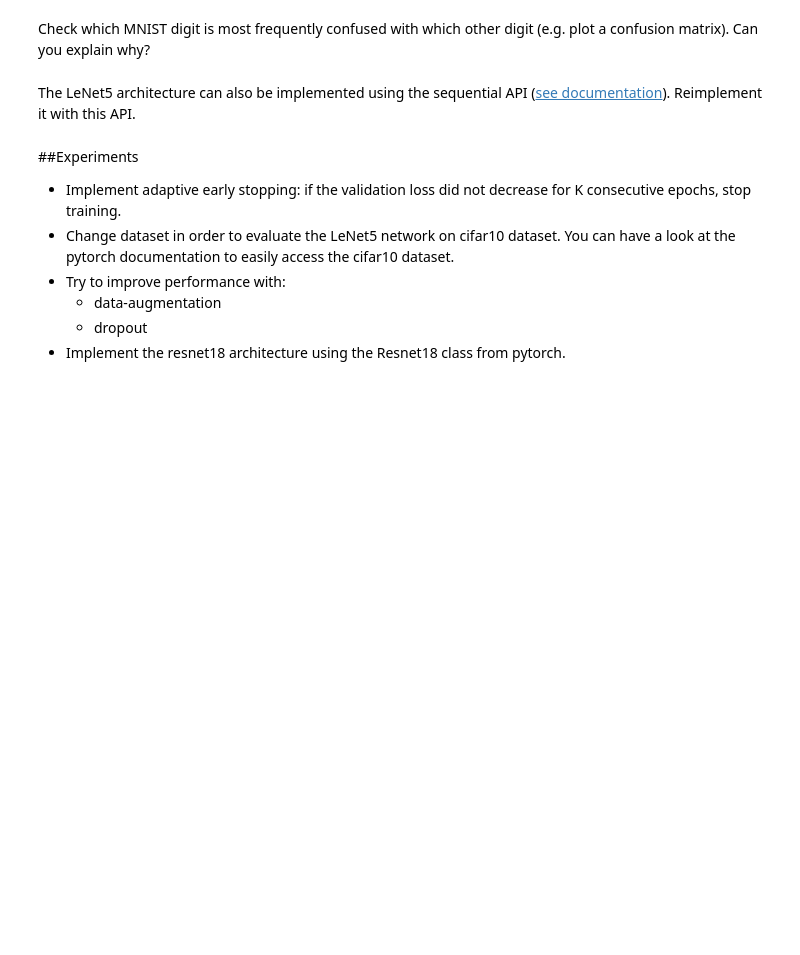
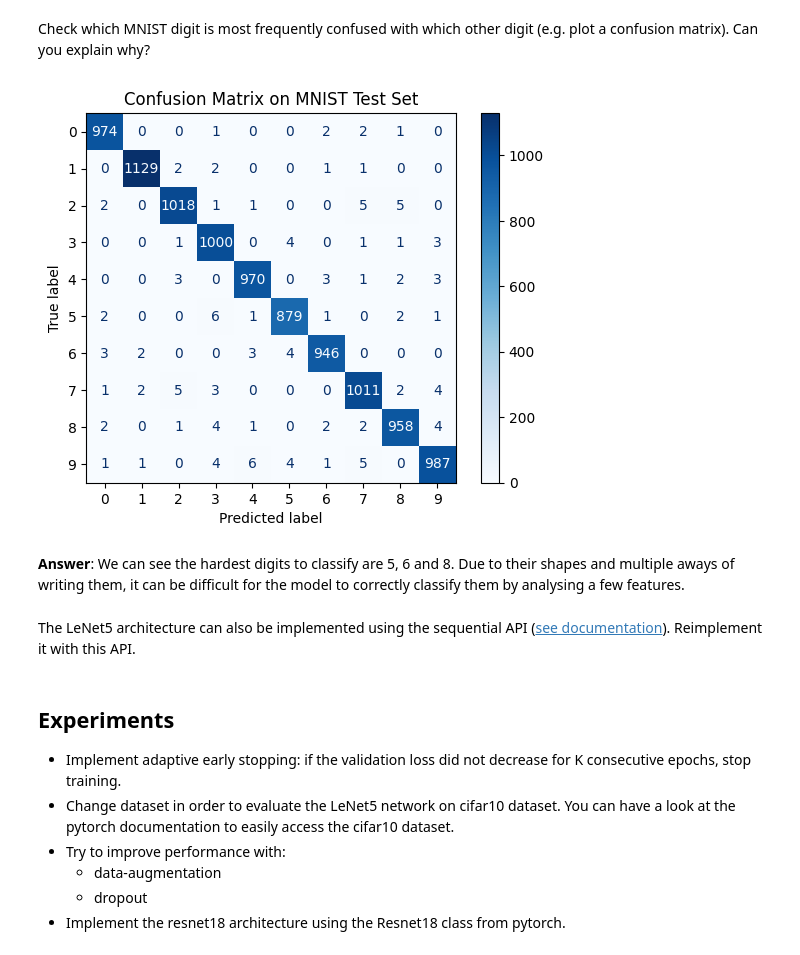
Before and after one commit to rafaela-pinheiro/SD-TSIA203-Deep-Learning, a Jupyter notebook: TP 2/Lab_DL_CNN_student.ipynb, the cells around one changed output. Cells and saved outputs as stored; diff of their text form; code cells hidden in the pictures; blank space fills up the shorter version.

```diff
--- a/TP 2/Lab_DL_CNN_student.ipynb
+++ b/TP 2/Lab_DL_CNN_student.ipynb
@@ -194,15 +198,19 @@ Input arguments
 '''
 
 def main(batch_size=128,
-         device='cuda:0',
-         learning_rate=0.01,
-         weight_decay=0.000001,
-         momentum=0.9,
-         epochs=50):
+          device=torch.device("cuda" if torch.cuda.is_available() else 'cpu'),
+          learning_rate=0.01,
+          weight_decay=0.000001,
+          momentum=0.9,
+          epochs=50,
+          net = None):
 
   train_loader, val_loader, test_loader = get_data(batch_size)
 
   # TODO for defining LeNet-5 and moving it to the GPU
+  # device = torch.device("cuda" if torch.cuda.is_available() else "cpu")
+  # device = torch.device("cpu")
+  net = LeNet().to(device)
 
   optimizer = get_optimizer(net, learning_rate, weight_decay, momentum)
 
@@ -235,5 +243,7 @@ def main(batch_size=128,
   print('\t Validation loss {:.5f}, Validation accuracy {:.2f}'.format(val_loss, val_accuracy))
   print('\t Test loss {:.5f}, Test accuracy {:.2f}'.format(test_loss, test_accuracy))
   print('-----------------------------------------------------')
+
+  return net, test_loader, train_loss, train_accuracy, val_loss, val_accuracy, test_loss, test_accuracy
 # %% [markdown]
 Lets train!
@@ -241,0 +250,3 @@ main()
+# %%
+# main(**config,net=LeNet().to(config['device']), save_path='lenet.pth')
+net, test_loader, train_loss, train_accuracy, val_loss, val_accuracy, test_loss, test_accuracy = main()
@@ -242,9 +271,41 @@ main()
 # %% [markdown]
 Check which MNIST digit is most frequently confused with which other digit (e.g. plot a confusion matrix). Can you explain why?
+# %%
+from sklearn.metrics import confusion_matrix, ConfusionMatrixDisplay
+import matplotlib.pyplot as plt
+
+def get_confusion_matrix(net, data_loader, device='cpu'):
+    net.eval()  # Switch to eval mode
+    all_targets = []
+    all_predicted = []
+
+    with torch.no_grad():
+        for batch_idx, (inputs, targets) in enumerate(data_loader):
+            inputs = inputs.to(device)
+            targets = targets.to(device)
+
+            outputs = net(inputs)
+            _, predicted = outputs.max(1)
+
+            all_targets.extend(targets.cpu().numpy())
+            all_predicted.extend(predicted.cpu().numpy())
+
+    return confusion_matrix(all_targets, all_predicted)
+
+
+cm = get_confusion_matrix(net, test_loader, device=torch.device("cuda" if torch.cuda.is_available() else 'cpu'),)
+disp = ConfusionMatrixDisplay(cm)
+disp.plot(cmap='Blues')
+plt.title("Confusion Matrix on MNIST Test Set")
+plt.show()
+# %% [output]
+[figure, added]
+# %% [markdown]
+**Answer**: We can see the hardest digits to classify are 5, 6 and 8. Due to their shapes and multiple aways of writing them, it can be difficult for the model to correctly classify them by analysing a few features.
 # %% [markdown]
 The LeNet5 architecture can also be implemented using the sequential API ([see documentation](https://pytorch.org/docs/stable/generated/torch.nn.Sequential.html)). Reimplement it with this API.
 # %% [markdown]
-##Experiments
+## Experiments
 
 * Implement adaptive early stopping: if the validation loss did not decrease for K consecutive epochs, stop training.
 * Change dataset in order to evaluate the LeNet5 network on cifar10 dataset. You can have a look at the pytorch documentation to easily access the cifar10 dataset.
```
Also changed, not shown: parts of 15 cells of this notebook.
